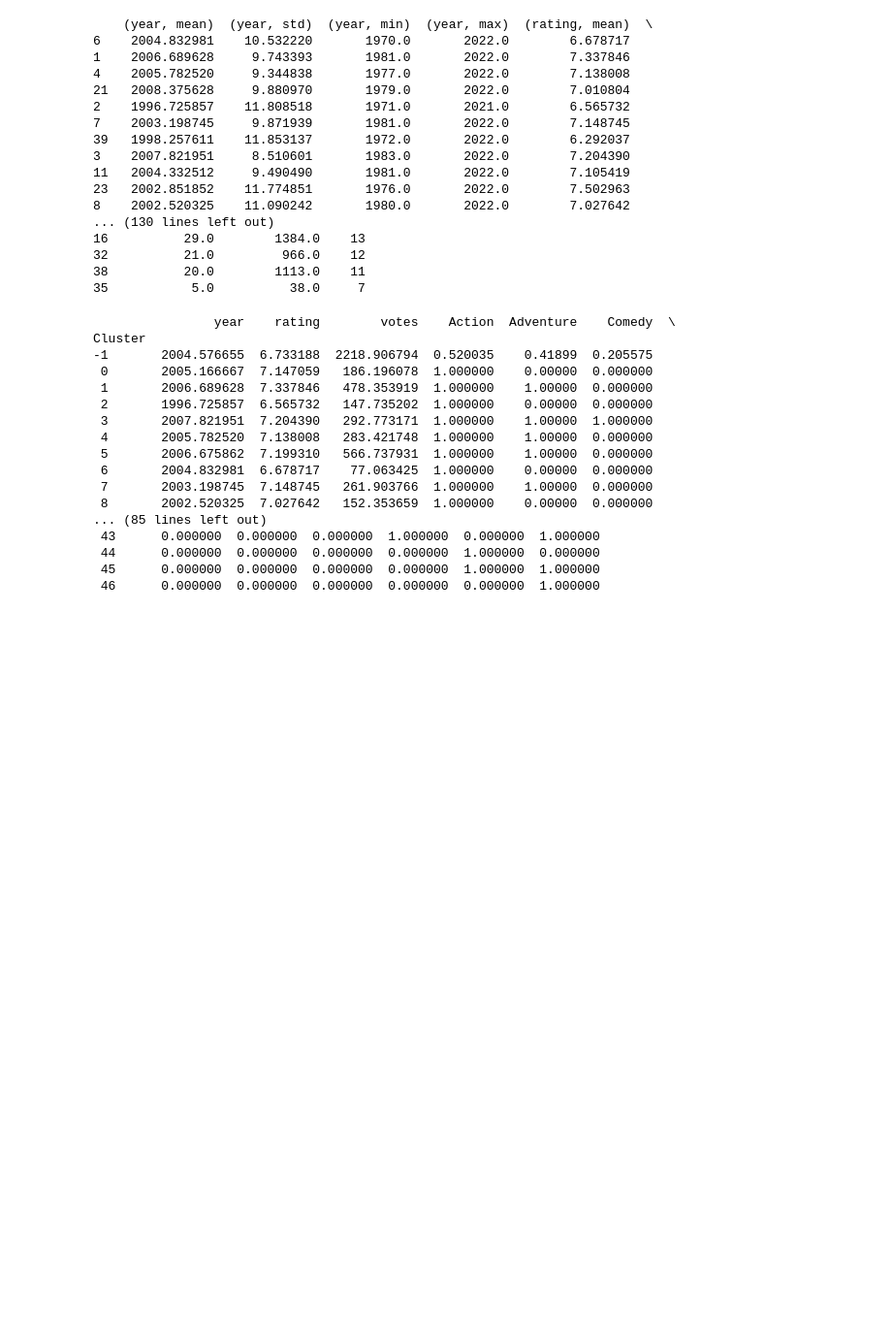
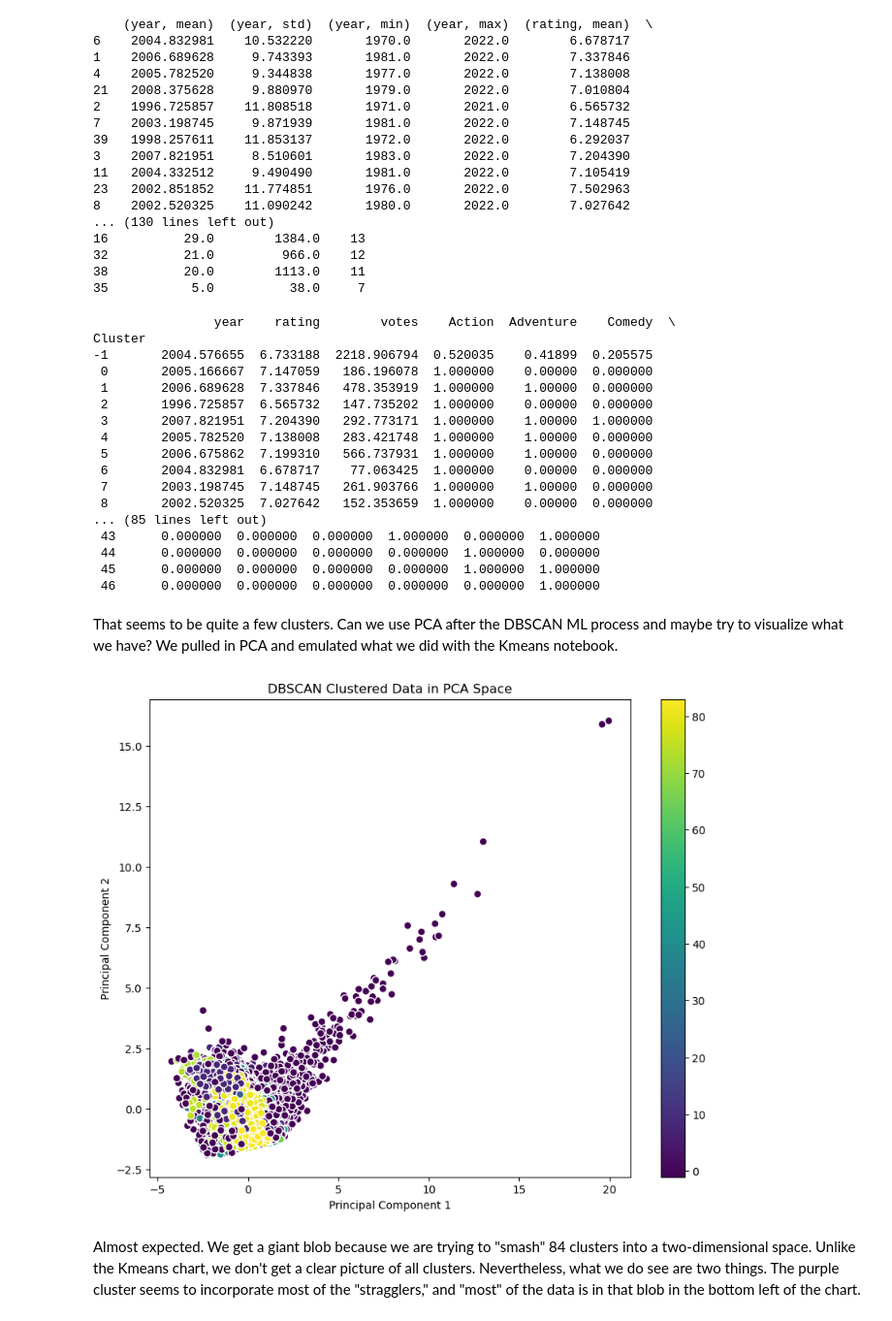
Before and after one commit to jrfloza12/Project4, a Jupyter notebook: Cluster_DBSCAN.ipynb, the cells around one changed output. Shown at 97% size. Drawn from its saved outputs; the diff is of its cells as text; code cells hidden in the pictures; blank space fills up the shorter version.

```diff
--- a/Cluster_DBSCAN.ipynb
+++ b/Cluster_DBSCAN.ipynb
@@ -429,3 +434,32 @@ Cluster
  44      0.000000  0.000000  0.000000  0.000000  1.000000  0.000000
  45      0.000000  0.000000  0.000000  0.000000  1.000000  1.000000
  46      0.000000  0.000000  0.000000  0.000000  0.000000  1.000000
+# %% [markdown]
+That seems to be quite a few clusters.  Can we use PCA after the DBSCAN ML process and maybe try to visualize what we have?  We pulled in PCA and emulated what we did with the Kmeans notebook.
+# %%
+from sklearn.decomposition import PCA
+
+# 1. Apply DBSCAN clustering
+dbscan = DBSCAN(eps=0.5, min_samples=5)
+labels = dbscan.fit_predict(features)
+
+# 2. Perform PCA for visualization
+pca = PCA(n_components=2)
+principalComponents = pca.fit_transform(features)
+
+# Convert to a dataframe for easier plotting
+principalDf = pd.DataFrame(data = principalComponents, columns = ['PC1', 'PC2'])
+principalDf['Cluster'] = labels
+
+# 3. Visualize in reduced space
+plt.figure(figsize=(10,8))
+scatter = plt.scatter(principalDf['PC1'], principalDf['PC2'], c=principalDf['Cluster'], cmap='viridis', s=50, edgecolors='w')
+plt.xlabel('Principal Component 1')
+plt.ylabel('Principal Component 2')
+plt.title('DBSCAN Clustered Data in PCA Space')
+plt.colorbar(scatter)
+plt.show()
+# %% [output]
+[figure, added]
+# %% [markdown]
+Almost expected.  We get a giant blob because we are trying to "smash" 84 clusters into a two-dimensional space.  Unlike the Kmeans chart, we don't get a clear picture of all clusters.  Nevertheless, what we do see are two things.  The purple cluster seems to incorporate most of the "stragglers," and "most" of the data is in that blob in the bottom left of the chart.
```
Also changed, not shown: parts of 25 cells of this notebook, 3 other files.
